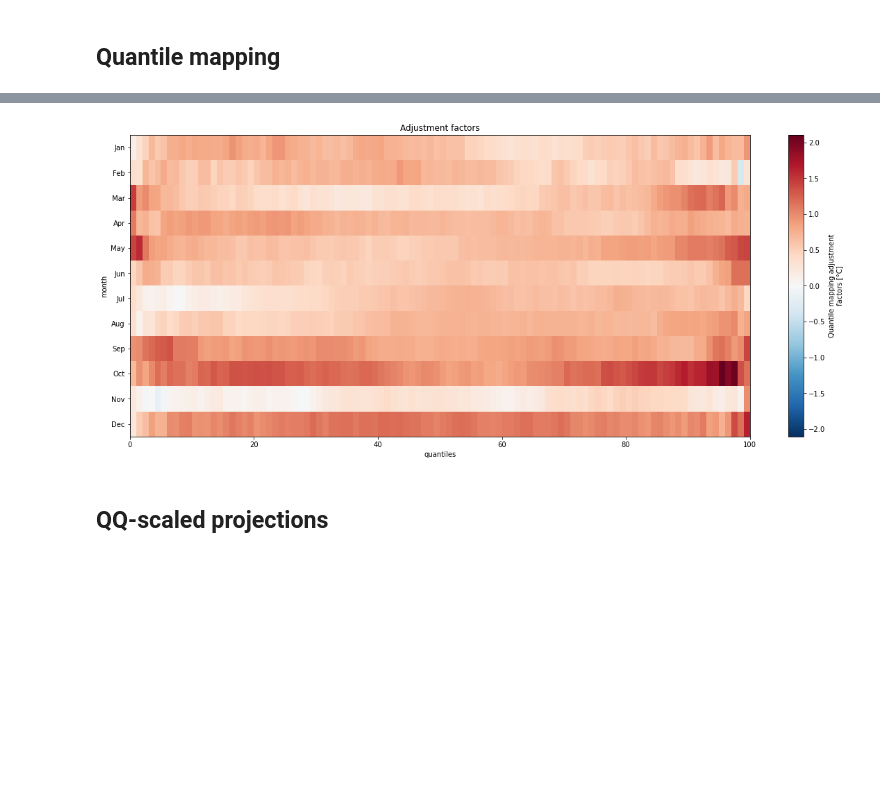
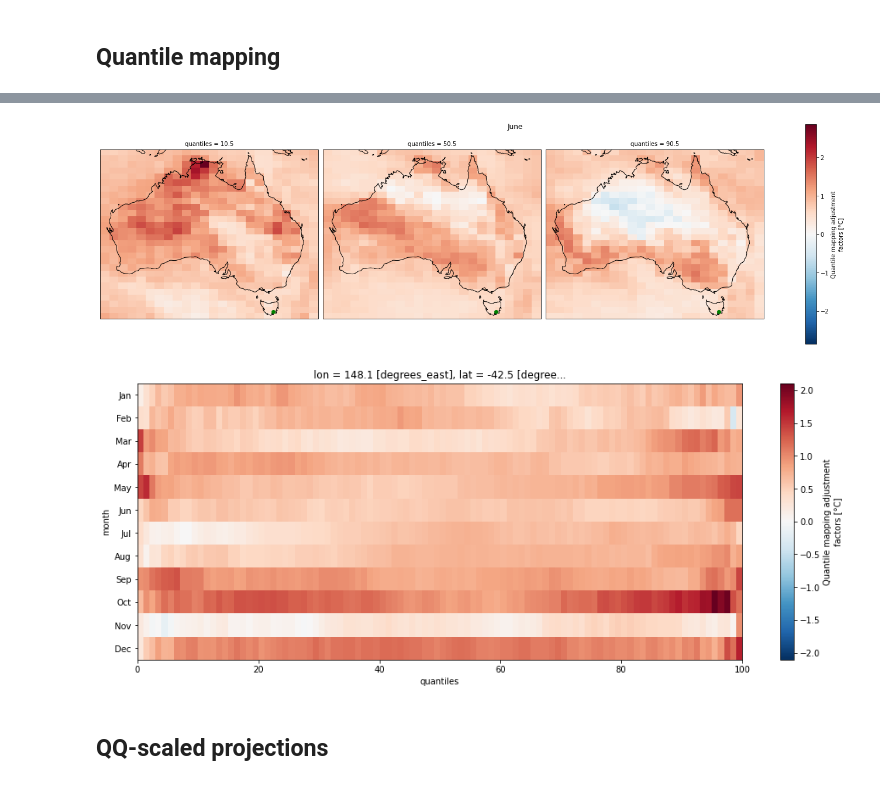
Before and after one commit to AusClimateService/qqscale, a Jupyter notebook: qqscale.ipynb, the cells around one changed output, grey strips where cells are left out. Cells and saved outputs as stored; diff of their text form; code cells hidden in the pictures; blank space fills up the shorter version.

```diff
--- a/qqscale.ipynb
+++ b/qqscale.ipynb
@@ -236,12 +341,3 @@ array([[ 0.14342976,  0.3378172 ,  0.48983383, ...,  0.66508293,
     history:           2012-04-03T07:15:04Z altered by CMOR: Treated scalar d...
     associated_files:  baseURL: http://cmip-pcmdi.llnl.gov/CMIP5/dataLocation...
     kind:              +
-# %%
-fig, ax = plt.subplots(figsize=[20, 8])
-qq_mapping.ds['af'].plot()
-plt.yticks(yticks, ytick_labels)
-ax.invert_yaxis()
-plt.title('Adjustment factors')
-plt.show()
-# %% [output]
-[figure, removed]
@@ -261,3 +344,18 @@ plt.show()
+# %%
+if 'lat' in qq_mapping.ds.dims:
+    quantile_spatial_plot(
+        qq_mapping.ds['af'],
+        example_month,
+        lat_bounds=[lat_min_obs, lat_max_obs],
+        lon_bounds=[lon_min_obs, lon_max_obs],
+        example_point=example_point,
+    )
+# %% [output]
+[figure, added]
+# %%
+quantile_month_plot(qq_mapping.ds['af'], point=example_point)
+# %% [output]
+[figure, added]
 # %% [markdown]
 ## QQ-scaled projections
 # %%
```
Also changed, not shown: parts of 34 cells of this notebook, 3 other files.
